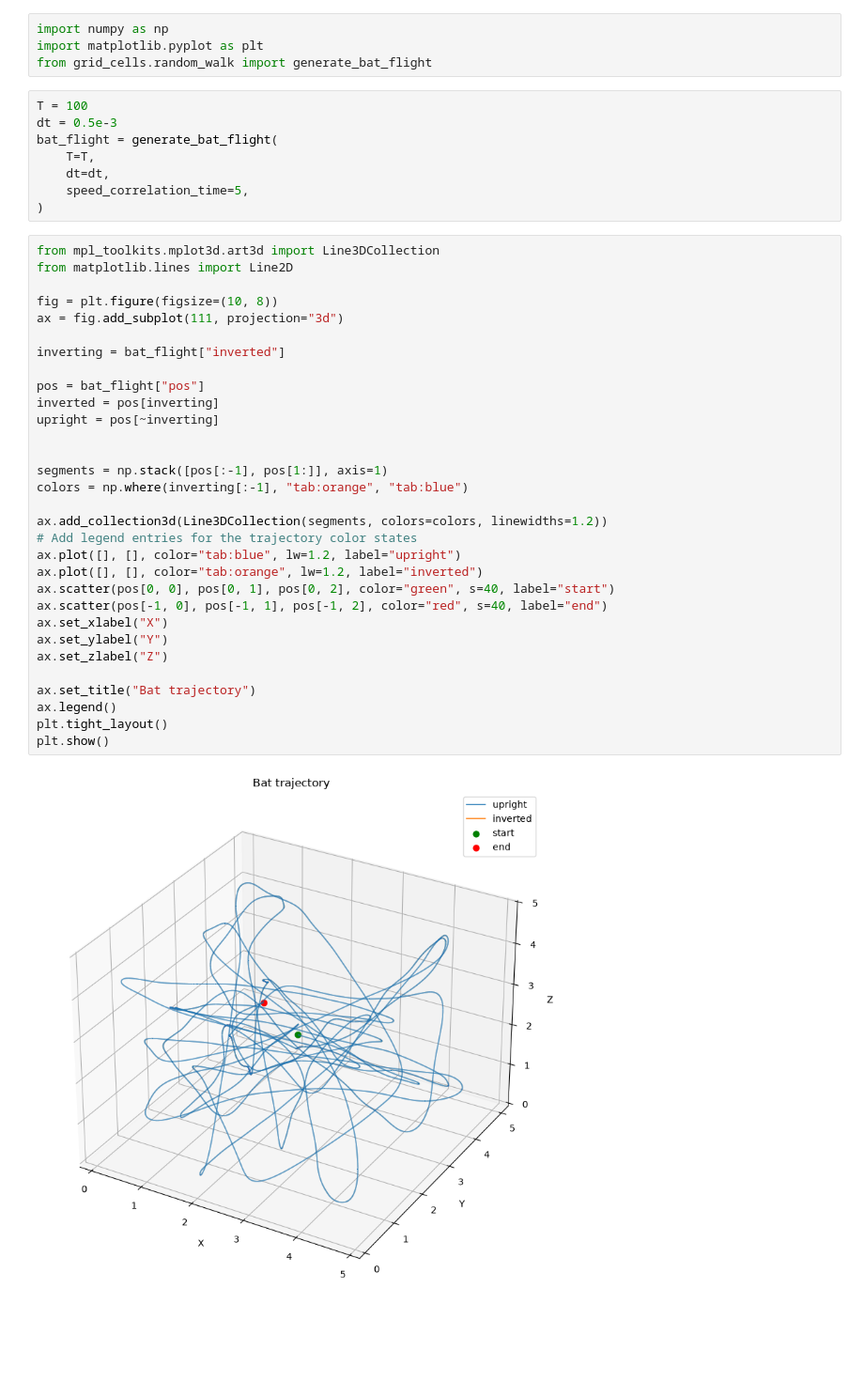
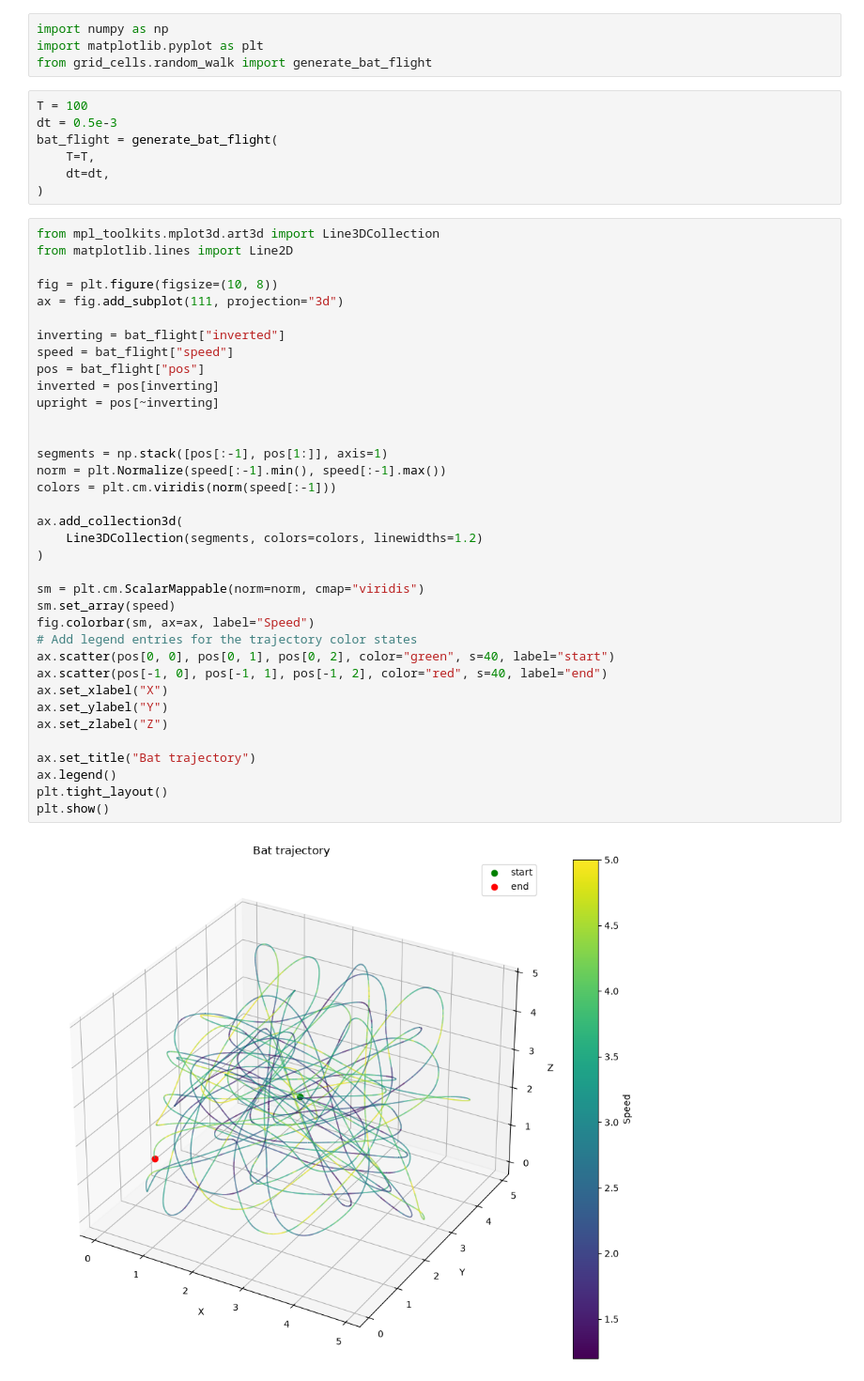
Before and after one commit to siaulich/grid-cells, a Jupyter notebook: notebooks/test_random_walk.ipynb, the cells around one changed output. Shown at 94% size. Drawn from its saved outputs; the diff is of its cells as text; blank space fills up the shorter version.

```diff
--- a/notebooks/test_random_walk.ipynb
+++ b/notebooks/test_random_walk.ipynb
@@ -8,38 +8,42 @@ dt = 0.5e-3
 bat_flight = generate_bat_flight(
     T=T,
     dt=dt,
-    speed_correlation_time=5,
 )
 # %%
 from mpl_toolkits.mplot3d.art3d import Line3DCollection
 from matplotlib.lines import Line2D
 
 fig = plt.figure(figsize=(10, 8))
 ax = fig.add_subplot(111, projection="3d")
 
 inverting = bat_flight["inverted"]
-
+speed = bat_flight["speed"]
 pos = bat_flight["pos"]
 inverted = pos[inverting]
 upright = pos[~inverting]
 
 
 segments = np.stack([pos[:-1], pos[1:]], axis=1)
-colors = np.where(inverting[:-1], "tab:orange", "tab:blue")
+norm = plt.Normalize(speed[:-1].min(), speed[:-1].max())
+colors = plt.cm.viridis(norm(speed[:-1]))
 
-ax.add_collection3d(Line3DCollection(segments, colors=colors, linewidths=1.2))
+ax.add_collection3d(
+    Line3DCollection(segments, colors=colors, linewidths=1.2)
+)
+
+sm = plt.cm.ScalarMappable(norm=norm, cmap="viridis")
+sm.set_array(speed)
+fig.colorbar(sm, ax=ax, label="Speed")
 # Add legend entries for the trajectory color states
-ax.plot([], [], color="tab:blue", lw=1.2, label="upright")
-ax.plot([], [], color="tab:orange", lw=1.2, label="inverted")
 ax.scatter(pos[0, 0], pos[0, 1], pos[0, 2], color="green", s=40, label="start")
 ax.scatter(pos[-1, 0], pos[-1, 1], pos[-1, 2], color="red", s=40, label="end")
 ax.set_xlabel("X")
 ax.set_ylabel("Y")
 ax.set_zlabel("Z")
 
 ax.set_title("Bat trajectory")
 ax.legend()
 plt.tight_layout()
 plt.show()
 # %% [output]
-[figure, old version]
+[figure, new version]
```
Also changed, not shown: parts of 5 cells of this notebook, 9 other files.
